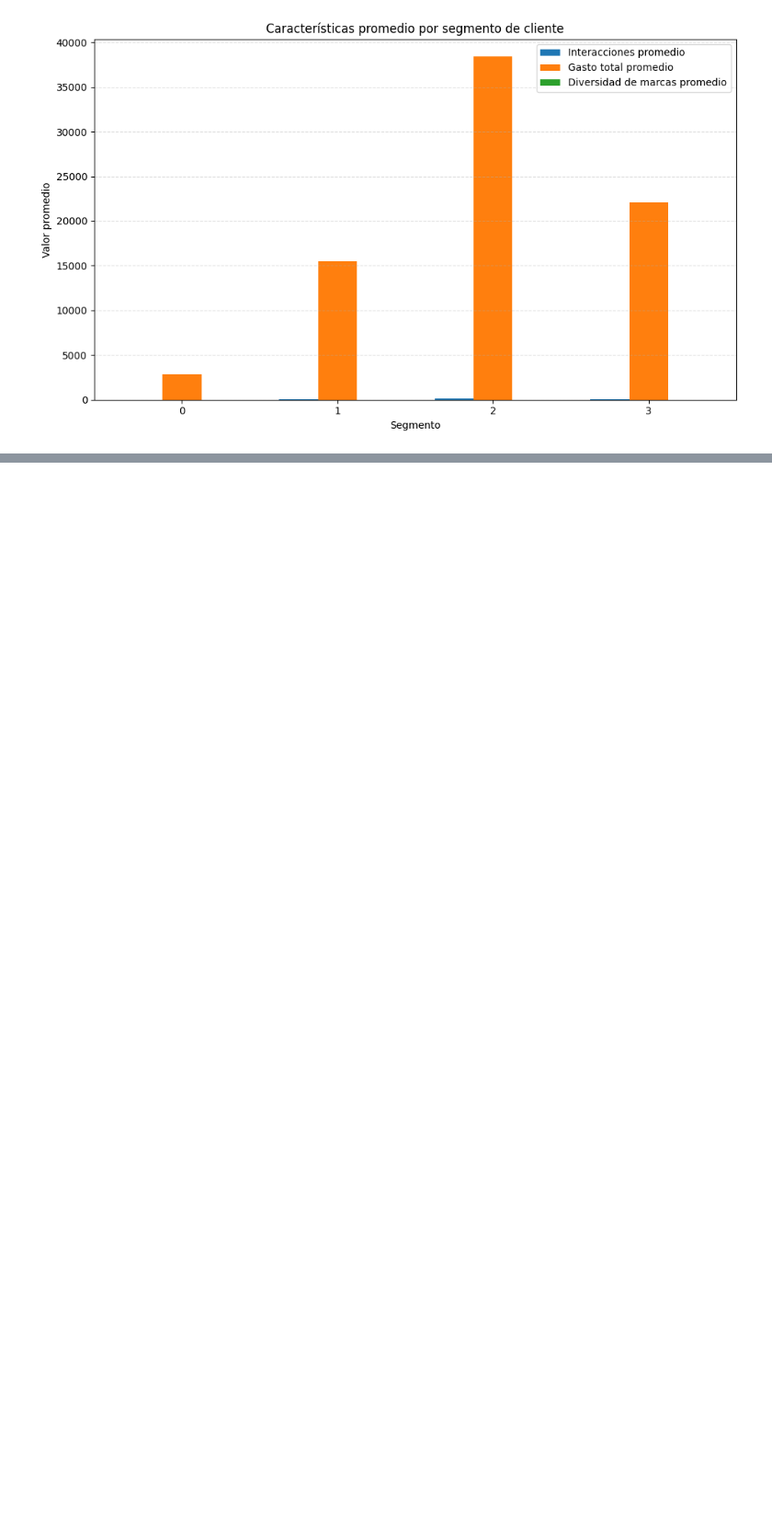
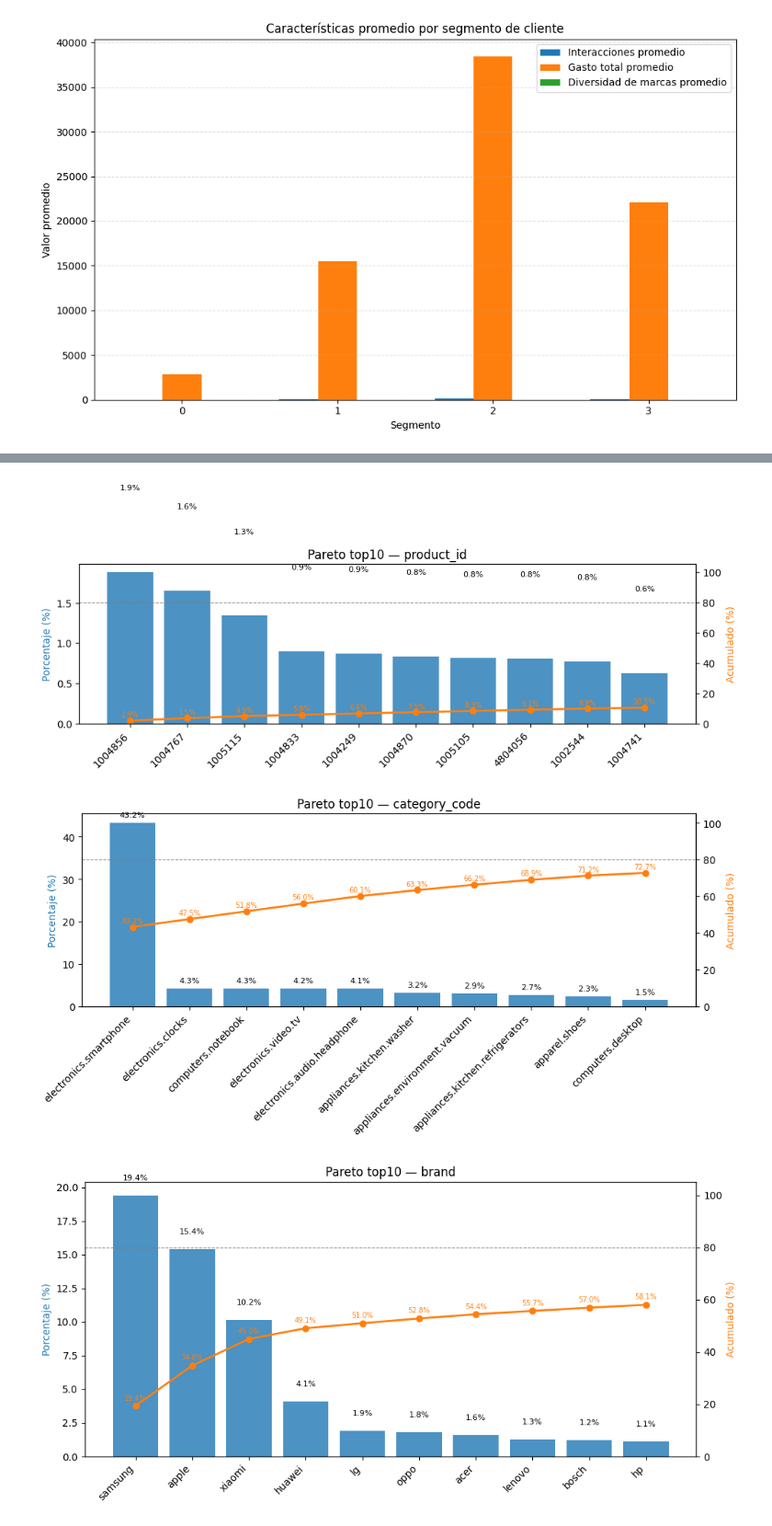
Before and after one commit to MarceloIsmael21/Big-Data, a Jupyter notebook: 7.Visualizations/Visualizacion_#74.ipynb, the cells around one changed output, grey strips where cells are left out. Shown at 92% size. Drawn from its saved outputs; the diff is of its cells as text; code cells hidden in the pictures; blank space fills up the shorter version.

```diff
--- a/7.Visualizations/Visualizacion_#74.ipynb
+++ b/7.Visualizations/Visualizacion_#74.ipynb
@@ -321,0 +334,68 @@ Estadísticas por segmento de cliente:
+# %%
+# Histogramas y Pareto (top 10) por columna
+import matplotlib.pyplot as plt
+import numpy as np
+
+
+columns_to_check = ["product_id", "category_code", "brand"]
+# Selección de columnas: usa `columns_to_check` si existe, sino toma columnas no numéricas
+try:
+    cols = columns_to_check
+except NameError:
+    # tomar columnas con cardinalidad razonable
+    cols = [c for c, t in df_clean.dtypes]
+
+for col_name in cols:
+    # contar total de filas (para porcentajes)
+    total = df_clean.count()
+
+    # obtener top 10 valores y sus cuentas
+    top_df = (
+        df_clean
+        .groupBy(col_name)
+        .count()
+        .orderBy(desc("count"))
+        .limit(10)
+    )
+
+    # convertir a pandas (pequeño: máximo 10 filas)
+    pdf = top_df.toPandas()
+    if pdf.empty:
+        print(f"{col_name}: sin datos para mostrar (vacío)")
+        continue
+
+    pdf = pdf.rename(columns={col_name: 'value'})
+    pdf['percent'] = pdf['count'] / float(total) * 100.0
+    pdf['cumulative'] = pdf['percent'].cumsum()
+
+    # configuración del gráfico
+    fig, ax = plt.subplots(figsize=(10, 5))
+    indices = np.arange(len(pdf))
+
+    # barras: porcentaje por valor
+    bars = ax.bar(indices, pdf['percent'], color='C0', alpha=0.8)
+    ax.set_ylabel('Porcentaje (%)', color='C0')
+    ax.set_xticks(indices)
+    ax.set_xticklabels(pdf['value'].astype(str), rotation=45, ha='right')
+
+    # línea acumulada
+    ax2 = ax.twinx()
+    ax2.plot(indices, pdf['cumulative'], color='C1', marker='o', linewidth=2)
+    ax2.set_ylabel('Acumulado (%)', color='C1')
+    ax2.set_ylim(0, 105)
+
+    # anotar porcentajes sobre barras
+    for i, (p, c) in enumerate(zip(pdf['percent'], pdf['cumulative'])):
+        ax.text(i, p + 1.0, f"{p:.1f}%", ha='center', va='bottom', fontsize=8)
+        ax2.text(i, c + 1.5, f"{c:.1f}%", ha='center', va='bottom', fontsize=7, color='C1')
+
+    # línea de referencia 80%
+    ax2.axhline(80, color='gray', linestyle='--', linewidth=0.8)
+
+    ax.set_title(f'Pareto top10 — {col_name}')
+    plt.tight_layout()
+    plt.show()
+# %% [output]
+[figure, added]
+[figure, added]
+[figure, added]
```
Also changed, not shown: parts of 8 cells of this notebook, 3 other files.
